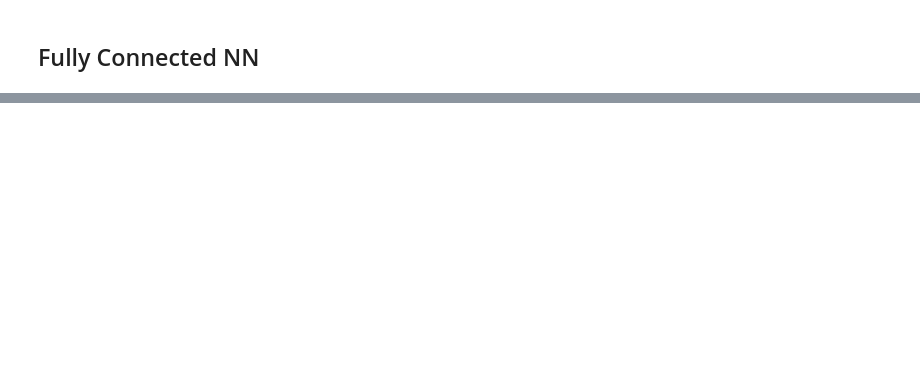
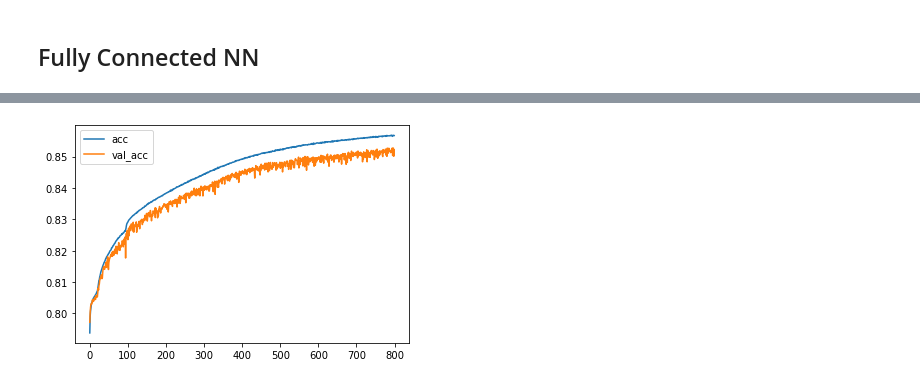
Before and after one commit to evilpegasus/transfer-learning, a Jupyter notebook: fully_connected.ipynb, the cells around one changed output, grey strips where cells are left out. Drawn from its saved outputs; the diff is of its cells as text; code cells hidden in the pictures; blank space fills up the shorter version.

```diff
--- a/fully_connected.ipynb
+++ b/fully_connected.ipynb
@@ -82,3 +56,17 @@ Out of sample Acc: 0.7800078125
+# %%
+num_samples = len(y)
+num_train_samples = int(0.8 * num_samples)
+x_train = x[:num_train_samples]
+y_train = y[:num_train_samples]
+
+x_test = x[num_train_samples:]
+y_test = y[num_train_samples:]
+# %%
+scaler = StandardScaler()
+scaler.fit(x_train)
+
+x_train = scaler.transform(x_train)
+x_test = scaler.transform(x_test)
 # %% [markdown]
 ## Fully Connected NN
 # %%
@@ -124,2 +78,0 @@ array([[0.48095438],
-# %%
-model.fit(x[:256000], y[:256000], epochs=100, batch_size=256)
@@ -144,0 +79,2 @@ Epoch 100/100
+# %%
+history = model.fit(x_train, y_train, epochs=800, batch_size=256, shuffle=True, validation_data=(x_test, y_test))
@@ -145 +99,7 @@ Epoch 100/100
+# %%
+plt.plot(history.history["accuracy"], label="acc")
+plt.plot(history.history["val_accuracy"], label="val_acc")
+plt.legend();
+# %% [output]
+[figure, added]
 # %%
```
Also changed, not shown: parts of 38 cells of this notebook, 9 other files.
